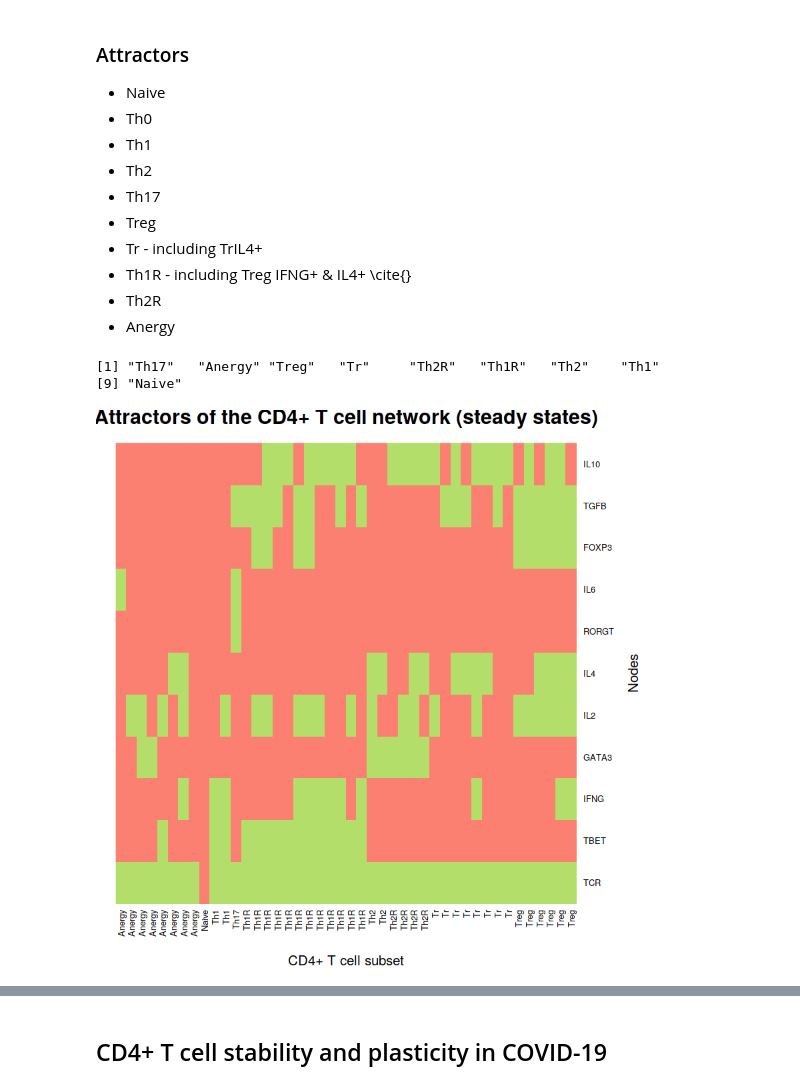
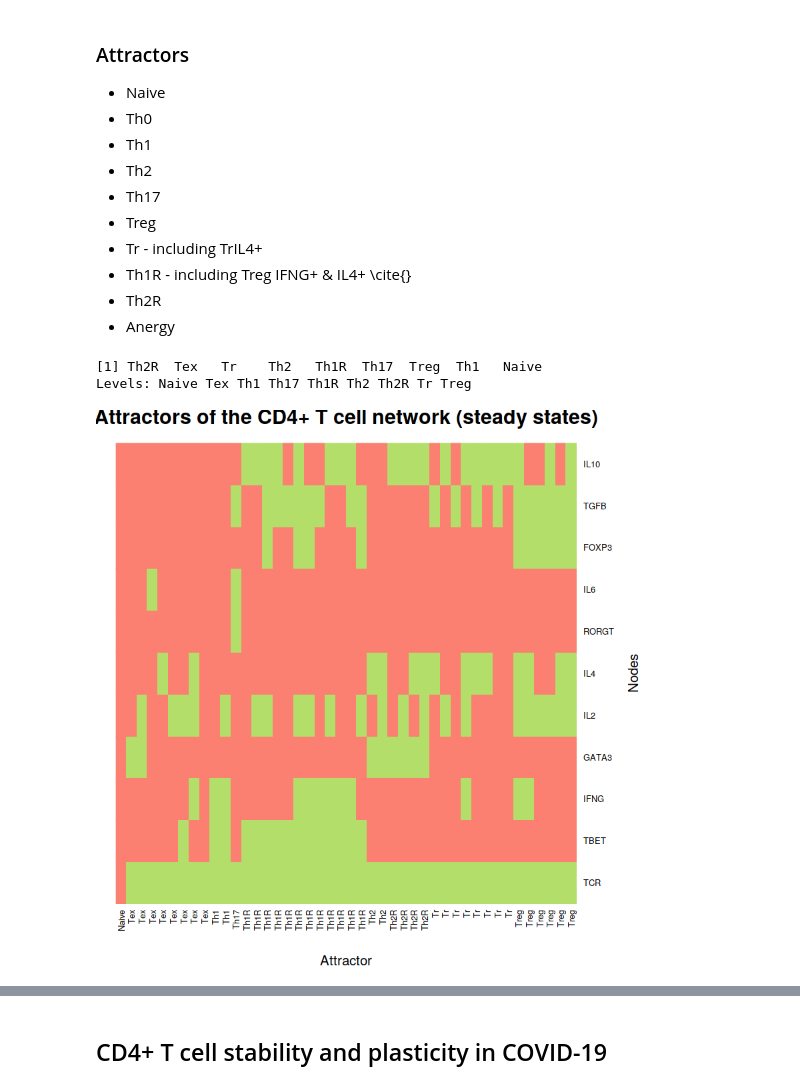
Before and after one commit to Laboratorio-de-Biologia-Computacional/CD4Tcell_COVID19, a Jupyter notebook: CD4Tcell_COVID19.ipynb, the cells around one changed output, grey strips where cells are left out. Cells and saved outputs as stored; diff of their text form; code cells hidden in the pictures.

```diff
--- a/CD4Tcell_COVID19.ipynb
+++ b/CD4Tcell_COVID19.ipynb
@@ -5,18 +5,23 @@
 library(dplyr)
 library(BoolNet)
 library(alluvial)
+
+source( 'BooleanHelper.r' )
 for (f in list.files("BNP")) { source( paste('BNP/', f, sep='') ) }
 # Load data
 net <-  loadNetwork("data/thsocs_net.csv")
-env <- read.csv("data/thsocs_environment.csv")
-lab <- read.csv("data/thsocs_label.csv")
+enviro <- read.csv("data/thsocs_environment.csv")
+labels <- read.csv("data/thsocs_label.csv")
 
 net.socs <- c('SOCS1', 'SOCS2', 'SOCS3', 'SOCS5')
 net.ext  <- c('IFNGe', 'IL12e', 'IL2e', 'IL4e', 'IL6e', 'TGFBe', 'IL10e', 'TCR')
 
-net.covmod <- fixGenes(net, colnames(env), env['CoV-mod',])
-net.covsev <- fixGenes(net, colnames(env), env['CoV-sev',])
-net.covtgfb <- fixGenes(net, colnames(env), env['CoV-sev-TGFB',])
+env.cov <- c('covmod', 'covsev', 'covtgfb', 'covil10')
+
+net.cov <- list()
+for (env in env.cov) {
+    net.cov[env] <- list(fixGenes(net, colnames(enviro), enviro[env,]))
+}
 # %% [output]
 Attaching package: ‘dplyr’
 
@@ -55,55 +60,16 @@ print(c('# edges :', length(net.topo[[1]]) - sum(sapply(net$genes, isGeneInput,
 * Th2R
 * Anergy
 # %%
-file.attr <- 'results/thsocs_attr_table.csv'
+attr.table <- get.attr.table(net, labels, simplify=T, method="sat.exhaustive",
+                             file.name='results/thsocs_attr_table.csv' )
+#tail(attr.table,10)
+unique(attr.table$label)
+
+selected.nodes <- c("TCR", "TBET","IFNG","GATA3","IL2","IL4","RORGT","IL6","FOXP3","TGFB","IL10")
 file.attr.fig <- "images/thsocs_attr_table.eps"
-
-# calculate attractors
-attr <- getAttractors(net, method="sat.exhaustive")
-attr.table <- attractorToDataframe(attr, Boolean=TRUE)
-# label by attractor
-labels <- labelAttractors(attr, lab, net_$genes, simplify=F)
-attr.table <- merge(x=attr.table, y=labels, by.x = 'attractor', by.y = 0)
-colnames(attr.table)[colnames(attr.table) == "y"] <- "label"
-attr.table$size <- stringr::str_count(attr.table$label,'/')+1
-attr.table <- attr.table[c(c("label", "attractor", "state","size"),net$genes)]
-# sort and save
-write.csv(attr.table,file.attr, row.names=FALSE)
-#tail(attr.table,10)
-unique(labels)
+plot.attr.table(attr.table, file.name=NULL,
+                title='Attractors of the CD4+ T cell network', selected.nodes=selected.nodes)
 # %% [output]
-[1] "Th17"   "Anergy" "Treg"   "Tr"     "Th2R"   "Th1R"   "Th2"    "Th1"
-[9] "Naive"
+[1] Th2R  Tex   Tr    Th2   Th1R  Th17  Treg  Th1   Naive
+Levels: Naive Tex Th1 Th17 Th1R Th2 Th2R Tr Treg
+[figure, added]
-# %%
-# select key nodes for plotting
-attr.plot <- subset(attr.table, select = c("label", "attractor", "state", "size",
-                                           "TCR", "TBET","IFNG","GATA3","IL2","IL4","RORGT","IL6","FOXP3","TGFB","IL10") )
-attr.plot <- attr.plot[with(attr.table, order(label,attractor,state)),]
-
-#setEPS(); postscript(file.attr.fig)
-attr.plot.steady <- attr.plot[attr.plot$size==1,]
-attr.plot.steady <- subset(attr.plot.steady, select=-c(attractor,state,size))
-attr.plot.steady <- unique(attr.plot.steady)
-heatmap(t(as.matrix( subset(attr.plot.steady, select=-label ))),
-        labCol=attr.plot.steady$label,
-        main="Attractors of the CD4+ T cell network (steady states)",
-        xlab="CD4+ T cell subset", ylab="Nodes",
-        col=c('#fb8072','#b3de69'), cexCol=0.75, cexRow=0.75,
-        Colv = NA, Rowv = NA, scale="none",
-       )
-#dev.off()
-
-#setEPS(); postscript(file.attr.fig)
-attr.plot.cycle <- attr.plot[attr.plot$size>1,]
-if (nrow(attr.plot.cycle)>0) {
-heatmap(t(as.matrix( subset(attr.plot.cycle, select=-c(label,attractor,state,size) ))),
-        labCol=attr.plot.cycle$label,
-        main="Attractors of the CD4+ T cell network (cycles)",
-        xlab="CD4+ T cell subset", ylab="Nodes",
-        col=c('#fb8072','#b3de69'), cexCol=0.75, cexRow=0.75,
-        Colv = NA, Rowv = NA, scale="none",
-       )
-    }
-#dev.off()
-# %% [output]
-[figure, removed]
```
Also changed, not shown: parts of 23 cells of this notebook, 27 other files.
